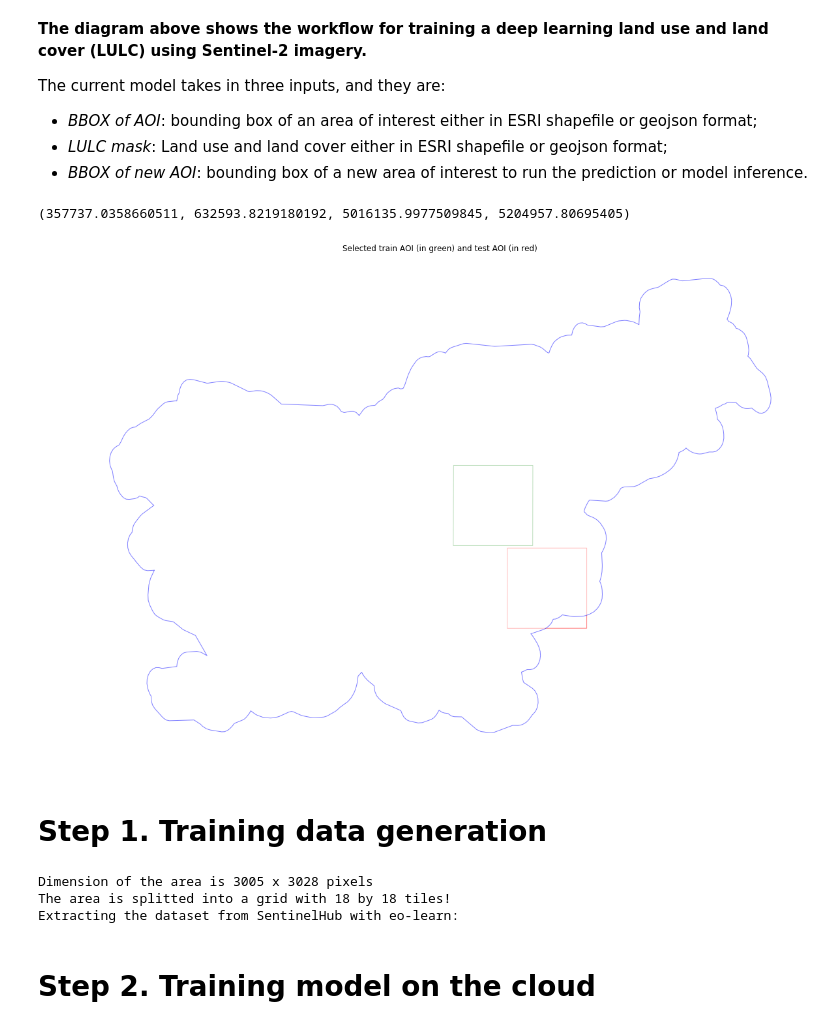
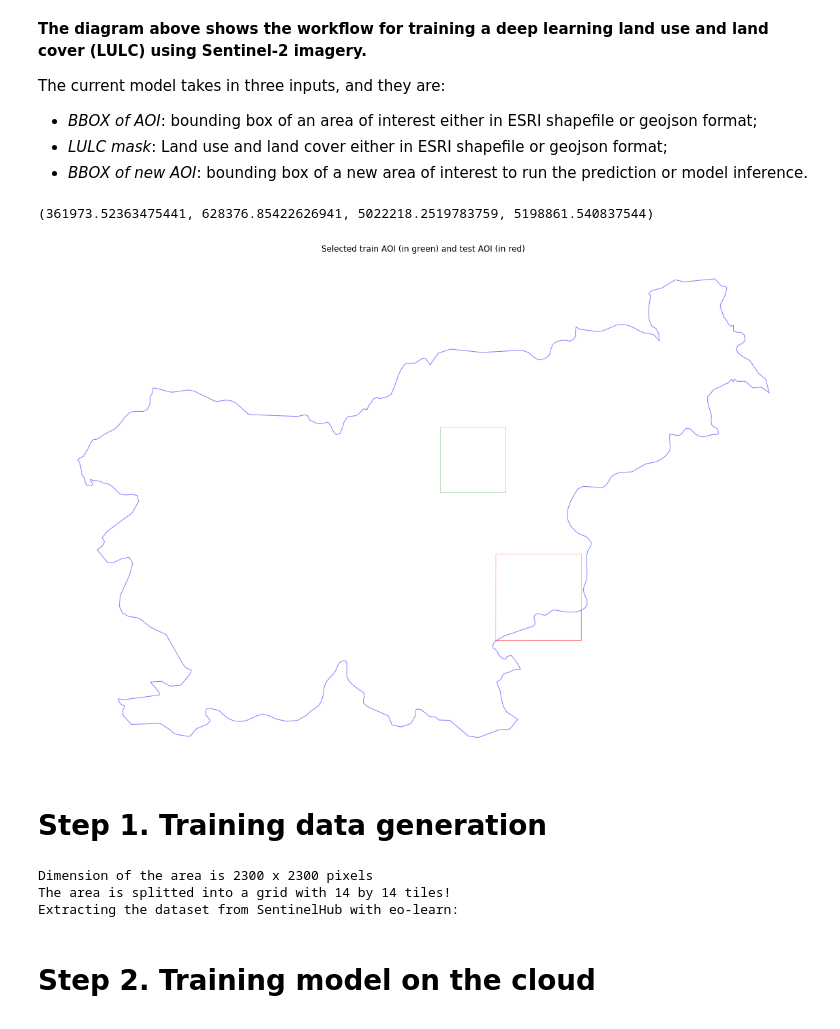
Before and after one commit to sentinel-hub/eo-learn, a Jupyter notebook: examples/land-cover-fastai/deep_lulc_walkthrough.ipynb, the cells around one changed output. Cells and saved outputs as stored; diff of their text form; code cells hidden in the pictures.

Commit message:
update notebook and dependencies
 * replaced input task to use SentinelHubInputTask
 * replaced cloud mask task with SH CLM and CLP layers
 * changed training bounding box

```diff
--- a/examples/land-cover-fastai/deep_lulc_walkthrough.ipynb
+++ b/examples/land-cover-fastai/deep_lulc_walkthrough.ipynb
@@ -198,29 +199,29 @@ model_weight = "stage-8-50-ind" # After the first train the model was saved unde
 bs = 8 # model batch size
 # %%
 # Load geojson file
-country = gpd.read_file('../../example_data/svn_buffered.geojson')
+country = gpd.read_file('../../example_data/svn_border.geojson')
 country_crs = target_crs
 
 
 train_polyg = gpd.read_file(train_shp)
 test_polyg = gpd.read_file(test_shp)
 
 # reproject the polygons
 country = country.to_crs(crs=target_crs.pyproj_crs())
 train_polyg = train_polyg.to_crs(crs=target_crs.pyproj_crs())
 test_polyg = test_polyg.to_crs(crs=target_crs.pyproj_crs())
 
 fontdict = {'family': 'monospace', 'weight': 'normal', 'size': 11}
 
 fig, ax = plt.subplots(figsize=(20, 20))
 test_polyg.plot(ax=ax, facecolor='w', edgecolor='r', alpha=0.5) #test area in red
 train_polyg.plot(ax=ax, facecolor='w', edgecolor='g', alpha=0.5) # train area in green
 country.plot(ax=ax, facecolor='w', edgecolor='b', alpha=0.5)
 ax.set_title('Selected train AOI (in green) and test AOI (in red)');
 plt.axis('off')
 # %% [output]
-(357737.0358660511, 632593.8219180192, 5016135.9977509845, 5204957.80695405)
+(361973.52363475441, 628376.85422626941, 5022218.2519783759, 5198861.540837544)
-[figure, old version]
+[figure, new version]
 # %% [markdown]
 # Step 1. Training data generation
 # %%
@@ -231,28 +232,19 @@ print("Extracting the dataset from SentinelHub with eo-learn:")
 # TASK FOR BAND DATA
 # add a request for B(B02), G(B03), R(B04), NIR (B08), SWIR1(B11), SWIR2(B12)
 # from default layer 'ALL_BANDS' at 10m resolution
-# Here we also do a simple filter of cloudy scenes. A detailed cloud cover
-# detection is performed in the next step
-custom_script = 'return [B02, B03, B04, B08, B11, B12];'
-add_data = S2L1CWCSInput(
-    layer='BANDS-S2-L1C',
-    feature=(FeatureType.DATA, 'BANDS'), # save under name 'BANDS'
-    custom_url_params={CustomUrlParam.EVALSCRIPT: custom_script}, # custom url for 6 specific bands
-    resx='10m', # resolution x
-    resy='10m', # resolution y
-    maxcc=0.8, # maximum allowed cloud cover of original ESA tiles
+# Here we also do a simple filter of cloudy scenes. The SentinelHub cloud mask and probas are downloaded as well
+add_data = SentinelHubInputTask(
+    data_source=DataSource.SENTINEL2_L1C,
+    bands=['B02','B03','B04','B08','B11','B12'],
+    bands_feature=(FeatureType.DATA, 'BANDS'),
+    additional_data=[(FeatureType.MASK, 'CLM'), (FeatureType.MASK, 'dataMask'), (FeatureType.DATA, 'CLP')],
+    resolution=10,
+    maxcc=.8,
+    time_difference=datetime.timedelta(hours=2)
 )
+
 #[B02, B03, B04, B08, B11, B12], which corresponds to [B, G, R, NIR, SWIR1, SWIR2]
 
-# TASK FOR CLOUD INFO
-# cloud detection is performed at 80m resolution
-# and the resulting cloud probability map and mask
-# are scaled to EOPatch's resolution
-cloud_classifier = get_s2_pixel_cloud_detector(average_over=2, dilation_size=1, all_bands=False)
-add_clm = AddCloudMaskTask(cloud_classifier, 'BANDS-S2CLOUDLESS', cm_size_y='80m', cm_size_x='80m',
-                           cmask_feature='CLM', # cloud mask name
-                           cprobs_feature='CLP' # cloud prob. map name
-                          )
 
 # TASKS FOR CALCULATING NEW FEATURES
 # NDVI: (B08 - B04)/(B08 + B04)
@@ -306,20 +298,25 @@ spatial_sampling = PointSamplingTask(
         (FeatureType.DATA, 'FEATURES'),
         (FeatureType.MASK_TIMELESS, 'LULC_ERODED')
     ])
-land_cover_task_array = lulc_arr(lulc_mask, lulc_codes)
-path_out_sampled = './eopatches_sampled_Slovenia/'
+
+lulc = gpd.read_file(lulc_mask)
+add_lulc = VectorToRaster(vector_input=lulc,
+                          raster_feature=(FeatureType.MASK_TIMELESS, 'LULC'),
+                          values_column='lulcid',
+                          raster_resolution=(10,10))
+
+path_out_sampled = 'eopatches_sampled_Slovenia/'
 if not op.isdir(path_out_sampled):
     makedirs(path_out_sampled)
-save_s2 = SaveToDisk(path_out_sampled, overwrite_permission=OverwritePermission.OVERWRITE_PATCH)
+save_s2 = SaveTask(path_out_sampled, overwrite_permission=OverwritePermission.OVERWRITE_PATCH)
 workflow = LinearWorkflow(
         add_data,
-        add_clm,
         ndvi,
         ndwi,
         ndbi,
         add_sh_valmask,
         count_val_sh,
-        *land_cover_task_array,
+        add_lulc,
         concatenate,
         filter_task,
         linear_interp,
@@ -327,8 +324,8 @@ workflow = LinearWorkflow(
         spatial_sampling,
         save_s2)
 # %% [output]
-Dimension of the area is 3005 x 3028 pixels
-The area is splitted into a grid with 18 by 18 tiles!
+Dimension of the area is 2300 x 2300 pixels
+The area is splitted into a grid with 14 by 14 tiles!
 Extracting the dataset from SentinelHub with eo-learn:
 # %%
 # replace the SentinelHub configure with your python template id here
```
Also changed, not shown: parts of 5 cells of this notebook, 3 other files.
